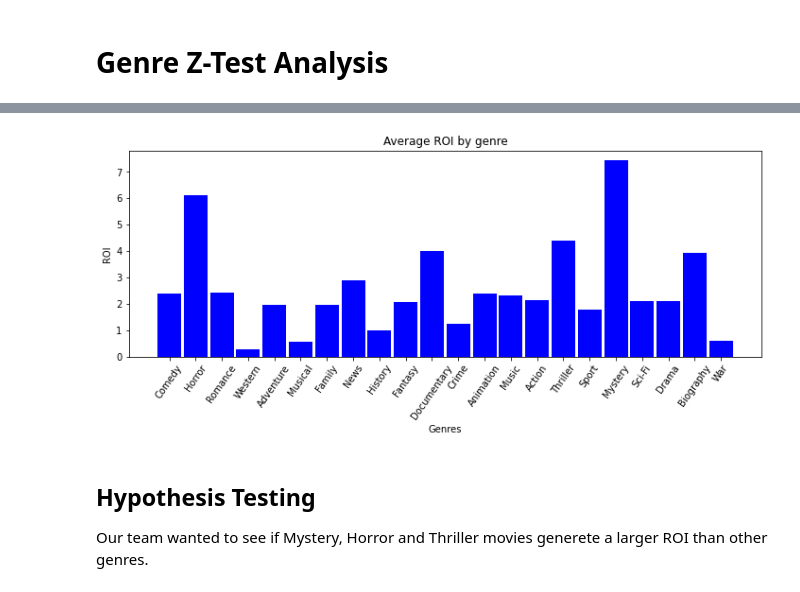
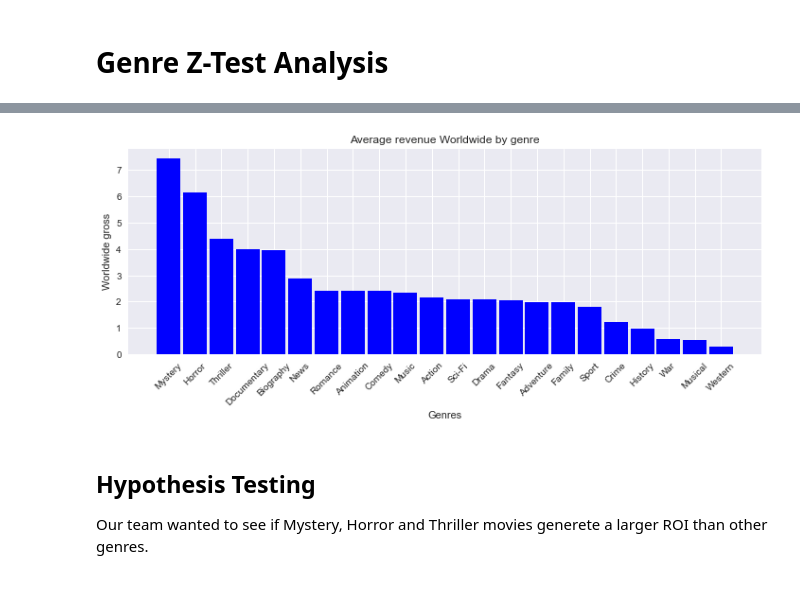
Before and after one commit to hixtape1212/Group6Consulting_CapstoneRepo, a Jupyter notebook: Group6-MovieAnalysis.ipynb, the cells around one changed output, grey strips where cells are left out. Saved outputs shown, nothing was run; the diff lists cells and outputs as text; code cells hidden in the pictures.

```diff
--- a/Group6-MovieAnalysis.ipynb
+++ b/Group6-MovieAnalysis.ipynb
@@ -156,13 +158,16 @@ for i in range(len(genres)):
     dg = df['genres'].astype(str).str.contains(genres[i], regex = True, na = False)
     dg_avg.append(df['domestic_millions'][dg].mean())
 #dg_avg
+dg_avg, genres = zip(*sorted(zip(dg_avg, genres), reverse=True))  # reverse sort data on 'wwg_avg'
+c = range(len(dg_avg))
 
+#creating the bar plot
 fig = plt.figure(figsize = (12, 4))
-plt.bar(genres, dg_avg, color='gold' ,width = 0.9)
-
+ax = fig.add_subplot(111)
+ax.bar(c, dg_avg, color='orange' ,width = 0.9)
+plt.xticks(c, genres, rotation=45)
 plt.xlabel("Genres")
-plt.xticks(rotation = 55)
-plt.ylabel("Domestic gross")
-plt.title("Average revenue Domestic by genre")
+plt.ylabel("Worldwide gross")
+plt.title("Average revenue Worldwide by genre")
 plt.show()
 # %% [output]
@@ -175,13 +180,16 @@ for i in range(len(genres)):
     pb_avg.append(df['budget_millions'][pb].mean())
 #print(pb_avg)
 
+pb_avg, genres = zip(*sorted(zip(pb_avg, genres), reverse=True))  # reverse sort data on 'wwg_avg'
+c = range(len(pb_avg))
 
+#creating the bar plot
 fig = plt.figure(figsize = (12, 4))
-plt.bar(genres, pb_avg, color='pink' ,width = 0.9)
-
+ax = fig.add_subplot(111)
+ax.bar(c, pb_avg, color='pink' ,width = 0.9)
+plt.xticks(c, genres, rotation=45)
 plt.xlabel("Genres")
-plt.xticks(rotation = 55)
-plt.ylabel("Production Budget")
-plt.title("Average Production Budget genre")
+plt.ylabel("Worldwide gross")
+plt.title("Average revenue Worldwide by genre")
 plt.show()
 # %% [output]
@@ -189,22 +197,24 @@ plt.show()
 # %%
 #Roi Average profits.
 roi_avg=[]
 for i in range(len(genres)):
     roi = df['genres'].astype(str).str.contains(genres[i], regex = True, na = False)
     roi_avg.append(df['roi'][roi].mean())
 #print(roi_avg)
+roi_avg, genres = zip(*sorted(zip(roi_avg, genres), reverse=True))  # reverse sort data on 'wwg_avg'
+c = range(len(roi_avg))
 
-
+#creating the bar plot
 fig = plt.figure(figsize = (12, 4))
-plt.bar(genres, roi_avg, color='blue' ,width = 0.9)
-
+ax = fig.add_subplot(111)
+ax.bar(c, roi_avg, color='blue' ,width = 0.9)
+plt.xticks(c, genres, rotation=45)
 plt.xlabel("Genres")
-plt.xticks(rotation = 55)
-plt.ylabel("ROI")
-plt.title("Average ROI by genre")
+plt.ylabel("Worldwide gross")
+plt.title("Average revenue Worldwide by genre")
 plt.show()
 # %% [output]
-[figure, old version]
+[figure, new version]
 # %% [markdown]
 ## Hypothesis Testing
 
```
Also changed, not shown: parts of 5 cells of this notebook.
